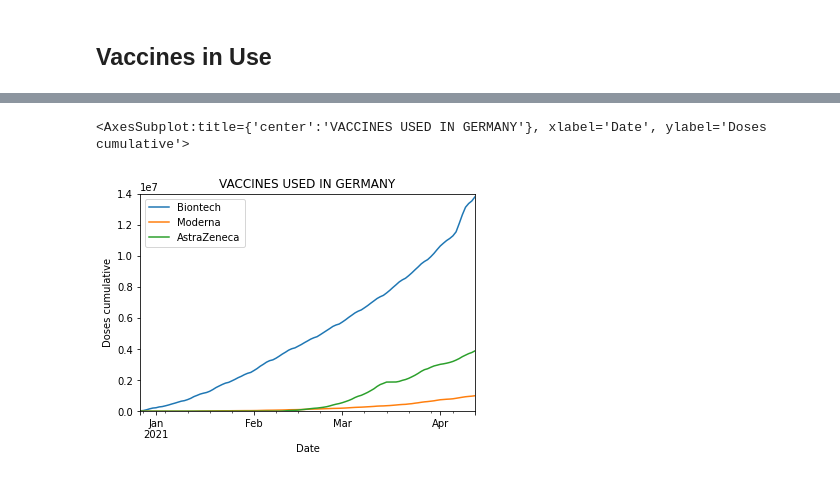
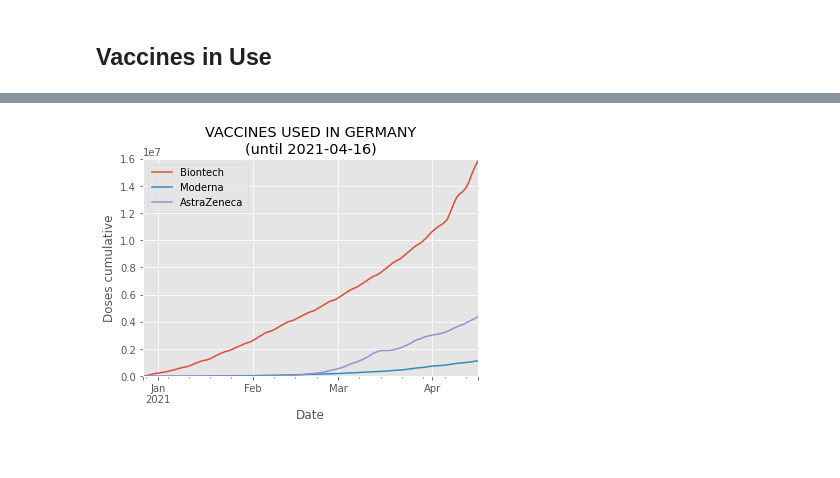
Before and after one commit to RuedigerVoigt/track-covid-19, a Jupyter notebook: vaccination.ipynb, the cells around one changed output, grey strips where cells are left out. Saved outputs shown, nothing was run; the diff lists cells and outputs as text; code cells hidden in the pictures.

```diff
--- a/vaccination.ipynb
+++ b/vaccination.ipynb
@@ -29,0 +30,3 @@ yesterday
+# %%
+# style like ggplot in R
+plt.style.use('ggplot')
@@ -260,9 +276,8 @@ max_doses
 # %%
-vaccine_use.plot(
+vaccines_used = vaccine_use.plot(
     ylim=(0,max_doses),
     xlabel='Date',
     ylabel='Doses cumulative',
-    title='VACCINES USED IN GERMANY')
+    title=f"VACCINES USED IN GERMANY\n(until {last_update})")
 # %% [output]
-<AxesSubplot:title={'center':'VACCINES USED IN GERMANY'}, xlabel='Date', ylabel='Doses cumulative'>
-[figure, old version]
+[figure, new version]
```
Also changed, not shown: parts of 28 cells of this notebook, 5 other files.
